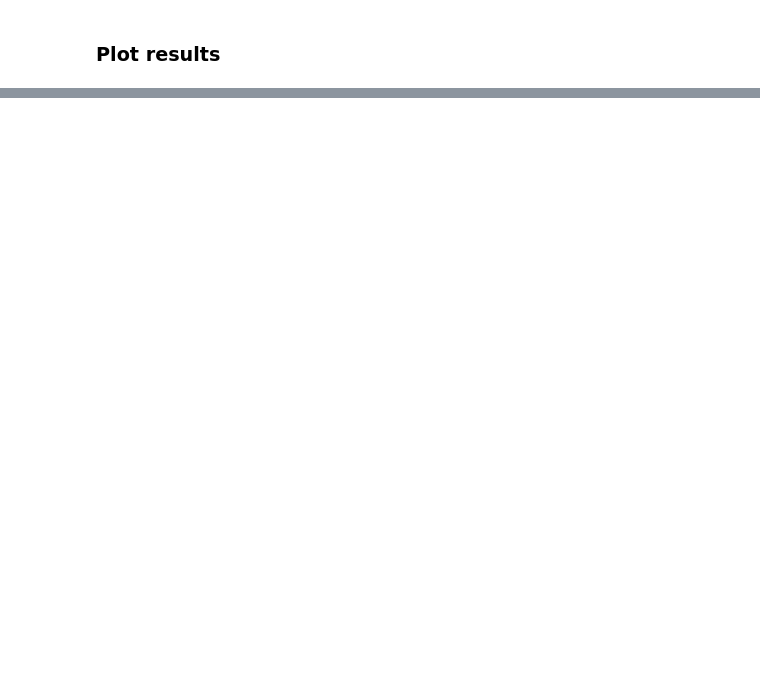
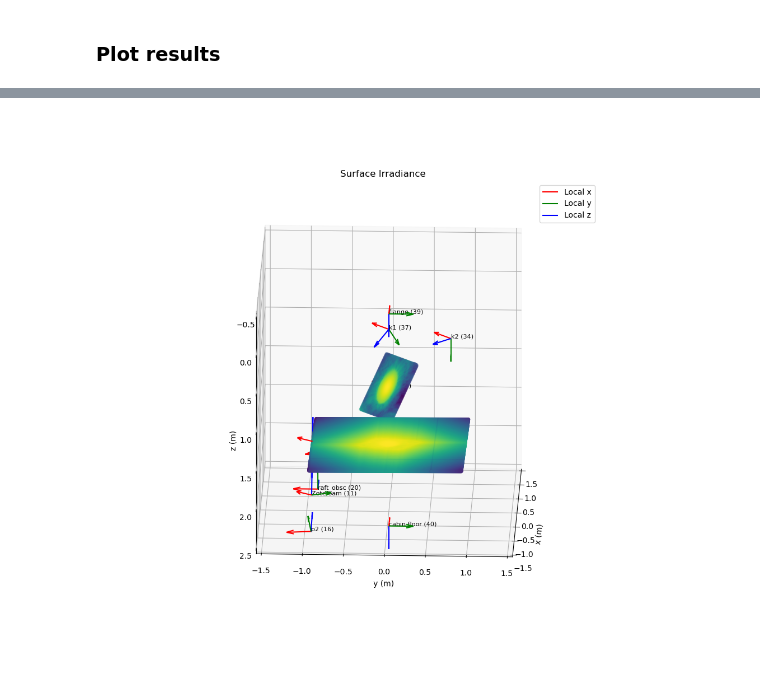
Before and after one commit to evanmayer/hotspot, a Jupyter notebook: verification/fresnel_zemax.ipynb, the cells around one changed output, grey strips where cells are left out. Cells and saved outputs as stored; diff of their text form; code cells hidden in the pictures; blank space fills up the shorter version.

```diff
--- a/verification/fresnel_zemax.ipynb
+++ b/verification/fresnel_zemax.ipynb
@@ -561,33 +593,35 @@ from matplotlib import animation
 fig0, ax0 = plot_important_surfaces(global_matrices, important_keys)
 
 def init():
-    stride = 3
+    stride = 4
     ax0.scatter(
         src_prime_grid[::stride, ::stride, 0],
         src_prime_grid[::stride, ::stride, 1],
         src_prime_grid[::stride, ::stride, 2],
         c=mask_nans(np.log10(src[::stride,::stride])),
         edgecolor='none',
         alpha=0.5
     )
     ax0.scatter(
         dest_prime_grid[::stride, ::stride, 0],
         dest_prime_grid[::stride, ::stride, 1],
         dest_prime_grid[::stride, ::stride, 2],
         c=mask_nans(np.log10(intensity_grid[::stride,::stride])),
         edgecolor='none',
         alpha=0.5
     )
     ax0.set_title('Surface Irradiance')
     return fig0,
 
 
 # https://stackoverflow.com/a/18345457
 def animate(i):
     ax0.view_init(elev=-160., azim=2*i)
     return fig0,
 
 anim = animation.FuncAnimation(fig0, animate, init_func=init,
                                frames=180, interval=200, blit=True)
 writergif = animation.PillowWriter(fps=15)
 anim.save(src_surf_name.upper() + '_to_' + dest_surf_name.upper() + '_results.gif', writer=writergif)
+# %% [output]
+[figure, added]
```
Also changed, not shown: parts of 9 cells of this notebook.
